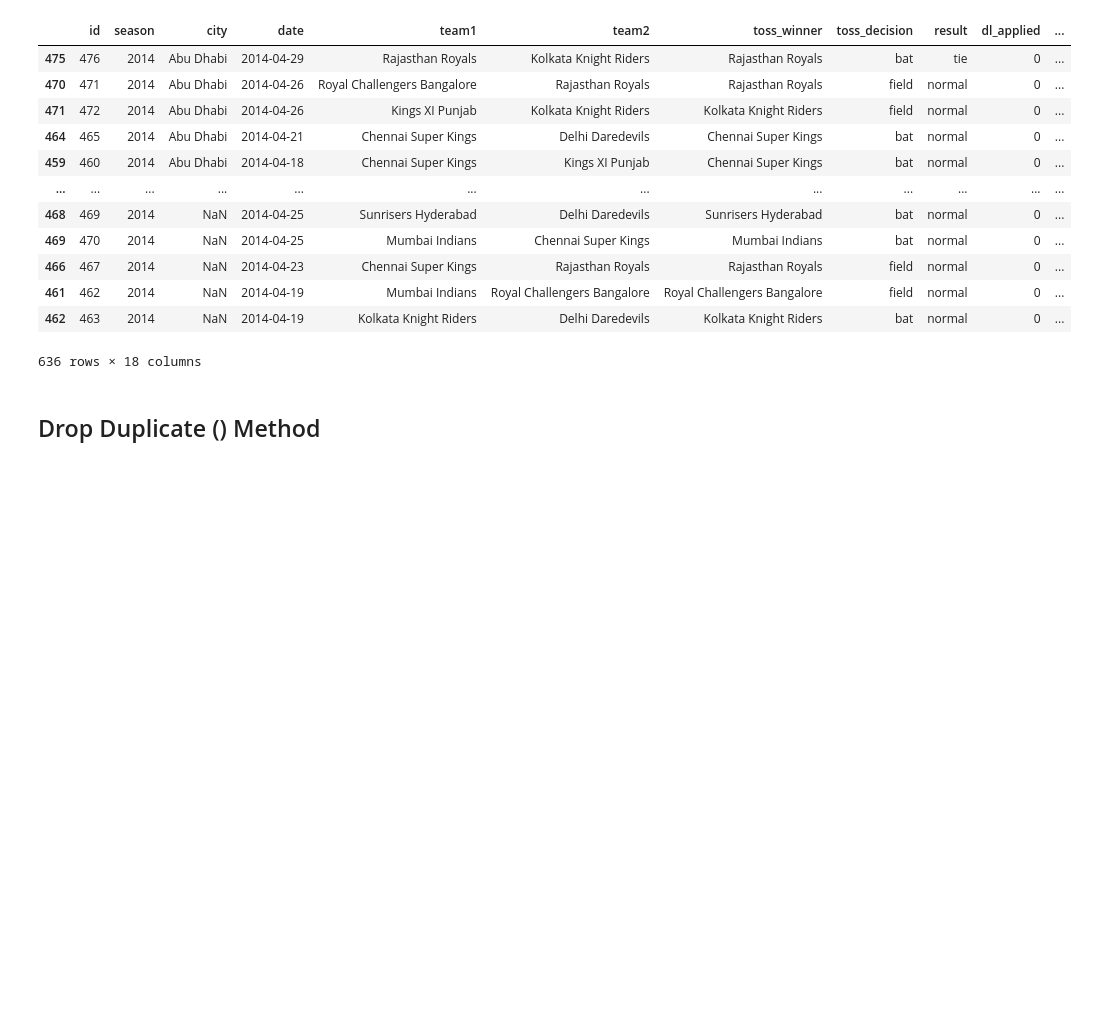
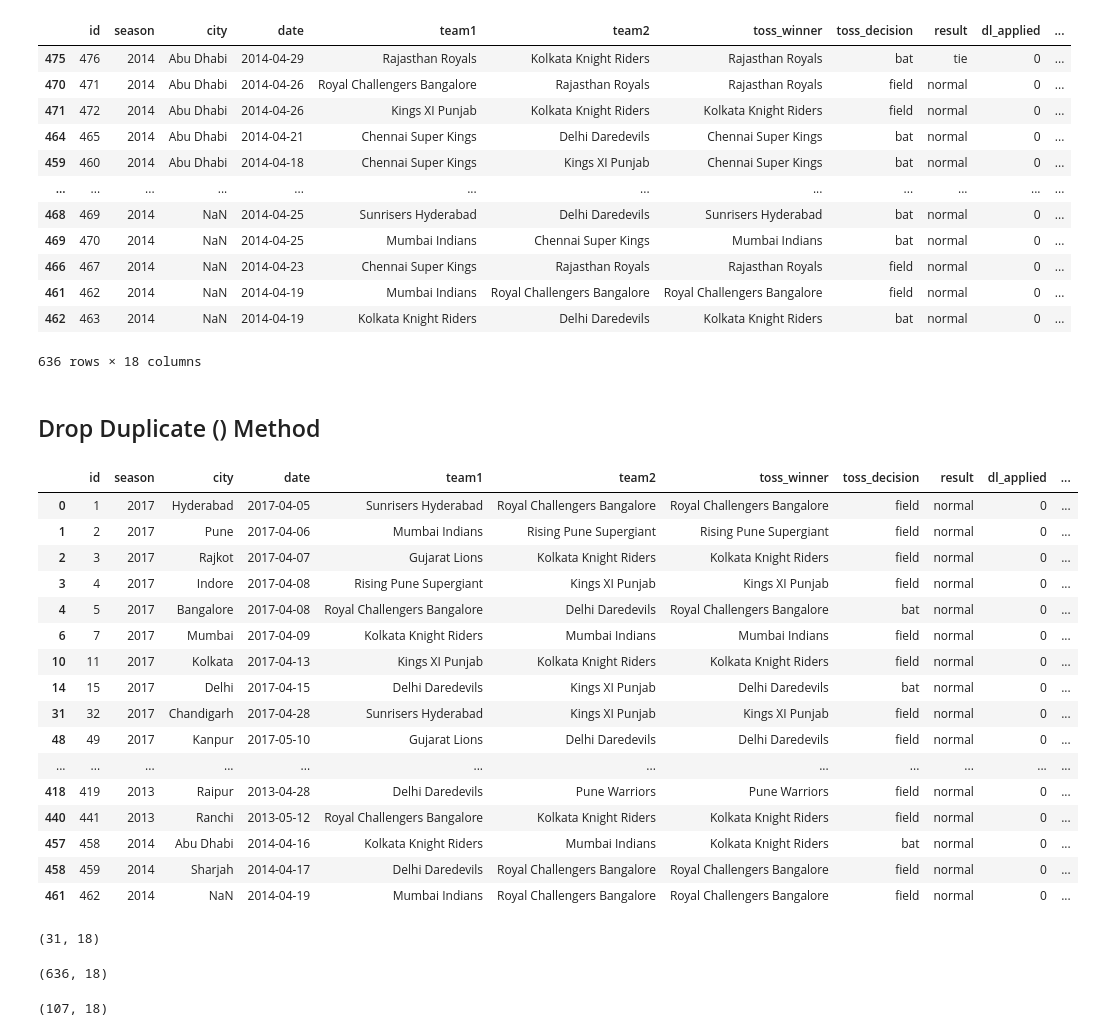
Before and after one commit to foysalpranto121/pandas-Update-version, a Jupyter notebook: pandas in all in one .ipynb, the cells around one changed output. Saved outputs shown, nothing was run; the diff lists cells and outputs as text; code cells hidden in the pictures; blank space fills up the shorter version.

```diff
--- a/pandas in all in one .ipynb
+++ b/pandas in all in one .ipynb
@@ -502,3 +502,36 @@ data.sort_values(['city','date'],ascending=[True,False])
 636 rows × 18 columns
 # %% [markdown]
 ## Drop Duplicate () Method
+# %%
+data.drop_duplicates(subset=['city'])
+# %% [output]
+|  | id | season | city | date | team1 | team2 | toss_winner | toss_decision | result | dl_applied | ... |
+| 0 | 1 | 2017 | Hyderabad | 2017-04-05 | Sunrisers Hyderabad | Royal Challengers Bangalore | Royal Challengers Bangalore | field | normal | 0 | ... |
+| 1 | 2 | 2017 | Pune | 2017-04-06 | Mumbai Indians | Rising Pune Supergiant | Rising Pune Supergiant | field | normal | 0 | ... |
+| 2 | 3 | 2017 | Rajkot | 2017-04-07 | Gujarat Lions | Kolkata Knight Riders | Kolkata Knight Riders | field | normal | 0 | ... |
+| 3 | 4 | 2017 | Indore | 2017-04-08 | Rising Pune Supergiant | Kings XI Punjab | Kings XI Punjab | field | normal | 0 | ... |
+| 4 | 5 | 2017 | Bangalore | 2017-04-08 | Royal Challengers Bangalore | Delhi Daredevils | Royal Challengers Bangalore | bat | normal | 0 | ... |
+| 6 | 7 | 2017 | Mumbai | 2017-04-09 | Kolkata Knight Riders | Mumbai Indians | Mumbai Indians | field | normal | 0 | ... |
+| 10 | 11 | 2017 | Kolkata | 2017-04-13 | Kings XI Punjab | Kolkata Knight Riders | Kolkata Knight Riders | field | normal | 0 | ... |
+| 14 | 15 | 2017 | Delhi | 2017-04-15 | Delhi Daredevils | Kings XI Punjab | Delhi Daredevils | bat | normal | 0 | ... |
+| 31 | 32 | 2017 | Chandigarh | 2017-04-28 | Sunrisers Hyderabad | Kings XI Punjab | Kings XI Punjab | field | normal | 0 | ... |
+| 48 | 49 | 2017 | Kanpur | 2017-05-10 | Gujarat Lions | Delhi Daredevils | Delhi Daredevils | field | normal | 0 | ... |
+| ... | ... | ... | ... | ... | ... | ... | ... | ... | ... | ... | ... |
+| 418 | 419 | 2013 | Raipur | 2013-04-28 | Delhi Daredevils | Pune Warriors | Pune Warriors | field | normal | 0 | ... |
+| 440 | 441 | 2013 | Ranchi | 2013-05-12 | Royal Challengers Bangalore | Kolkata Knight Riders | Kolkata Knight Riders | field | normal | 0 | ... |
+| 457 | 458 | 2014 | Abu Dhabi | 2014-04-16 | Kolkata Knight Riders | Mumbai Indians | Kolkata Knight Riders | bat | normal | 0 | ... |
+| 458 | 459 | 2014 | Sharjah | 2014-04-17 | Delhi Daredevils | Royal Challengers Bangalore | Royal Challengers Bangalore | field | normal | 0 | ... |
+| 461 | 462 | 2014 | NaN | 2014-04-19 | Mumbai Indians | Royal Challengers Bangalore | Royal Challengers Bangalore | field | normal | 0 | ... |
+# %%
+data.drop_duplicates(subset=['city']).shape
+## showing unique cities droping duplicate cities
+# %% [output]
+(31, 18)
+# %%
+data.shape
+# %% [output]
+(636, 18)
+# %%
+data.drop_duplicates(subset=['city','season']).shape
+# %% [output]
+(107, 18)
```
Also changed, not shown: parts of 2 cells of this notebook.
